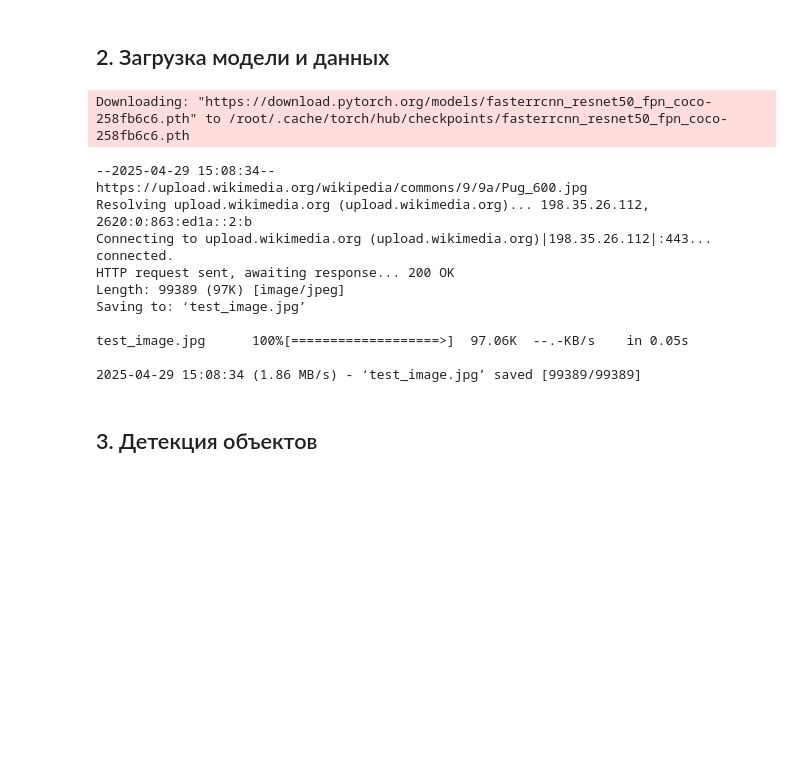
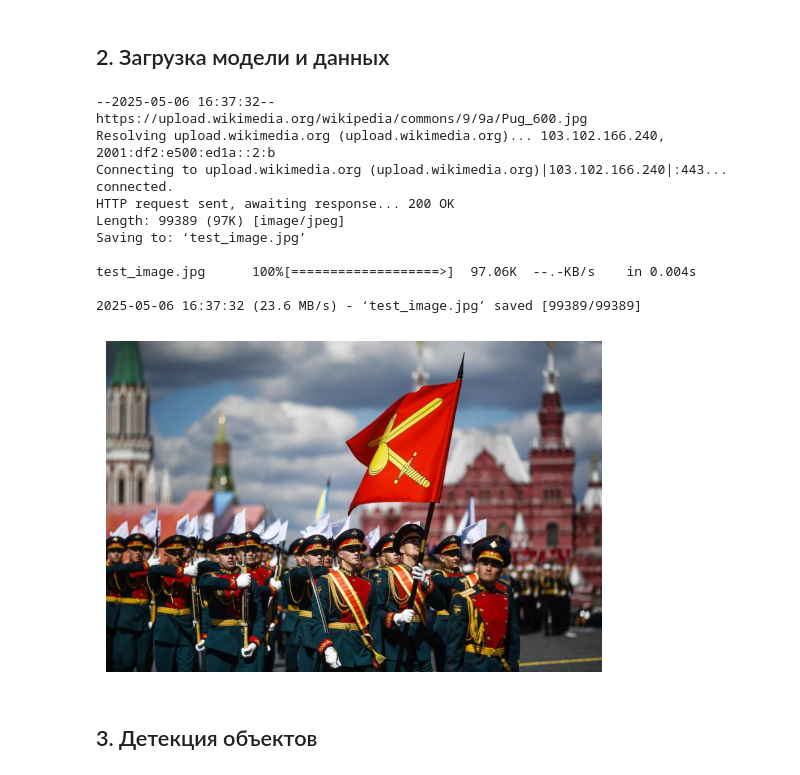
Before and after one commit to alexander-toschev/cv-course, a Jupyter notebook: semantic/Practise_semantic.ipynb, the cells around one changed output. Saved outputs shown, nothing was run; the diff lists cells and outputs as text; code cells hidden in the pictures; blank space fills up the shorter version.

```diff
--- a/semantic/Practise_semantic.ipynb
+++ b/semantic/Practise_semantic.ipynb
@@ -25,20 +27,25 @@ model = model.eval()
 
 # Загружаем изображение (замени на свое при необходимости)
 !wget https://upload.wikimedia.org/wikipedia/commons/9/9a/Pug_600.jpg -O test_image.jpg
-image = Image.open('test_image.jpg').convert("RGB")
+image = Image.open('/content/1056996866_0_0_3072_2048_1440x900_80_0_1_559f66459f2e83d342b7555b4cd13c59.jpg.webp').convert("RGB")
 img_tensor = F.to_tensor(image).unsqueeze(0)
 # %% [output]
-Downloading: "https://download.pytorch.org/models/fasterrcnn_resnet50_fpn_coco-258fb6c6.pth" to /root/.cache/torch/hub/checkpoints/fasterrcnn_resnet50_fpn_coco-258fb6c6.pth
+--2025-05-06 16:37:32--  https://upload.wikimedia.org/wikipedia/commons/9/9a/Pug_600.jpg
+Resolving upload.wikimedia.org (upload.wikimedia.org)... 103.102.166.240, 2001:df2:e500:ed1a::2:b
+Connecting to upload.wikimedia.org (upload.wikimedia.org)|103.102.166.240|:443... connected.
+HTTP request sent, awaiting response... 200 OK
+Length: 99389 (97K) [image/jpeg]
+Saving to: ‘test_image.jpg’
+
+test_image.jpg      100%[===================>]  97.06K  --.-KB/s    in 0.004s
+
+2025-05-06 16:37:32 (23.6 MB/s) - ‘test_image.jpg’ saved [99389/99389]
---2025-04-29 15:08:34--  https://upload.wikimedia.org/wikipedia/commons/9/9a/Pug_600.jpg
-Resolving upload.wikimedia.org (upload.wikimedia.org)... 198.35.26.112, 2620:0:863:ed1a::2:b
-Connecting to upload.wikimedia.org (upload.wikimedia.org)|198.35.26.112|:443... connected.
-HTTP request sent, awaiting response... 200 OK
-Length: 99389 (97K) [image/jpeg]
-Saving to: ‘test_image.jpg’
-
-test_image.jpg      100%[===================>]  97.06K  --.-KB/s    in 0.05s
-
-2025-04-29 15:08:34 (1.86 MB/s) - ‘test_image.jpg’ saved [99389/99389]
+# %%
+plt.imshow(image)
+plt.axis('off')  # Hide axes
+plt.show()
+# %% [output]
+[figure, added]
 # %% [markdown]
 ## 3. Детекция объектов
 # %%
```
Also changed, not shown: parts of 6 cells of this notebook.
